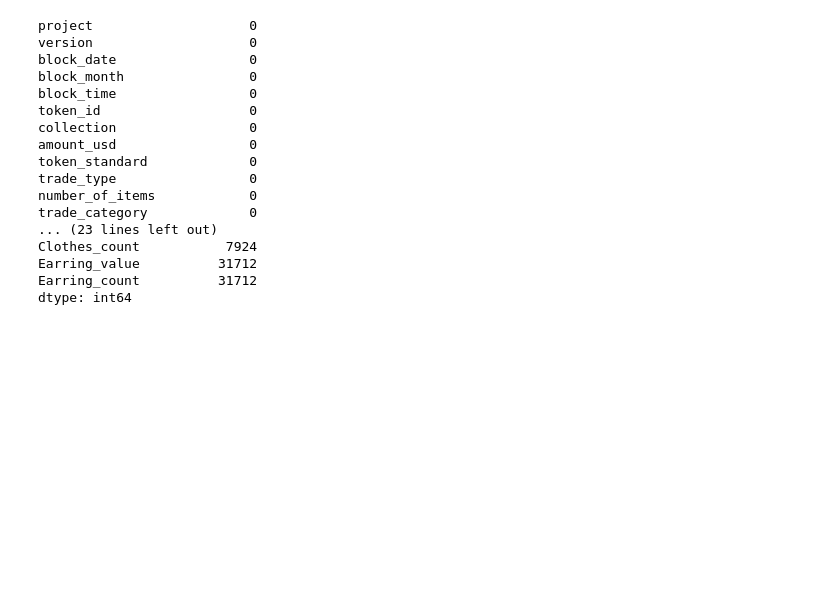
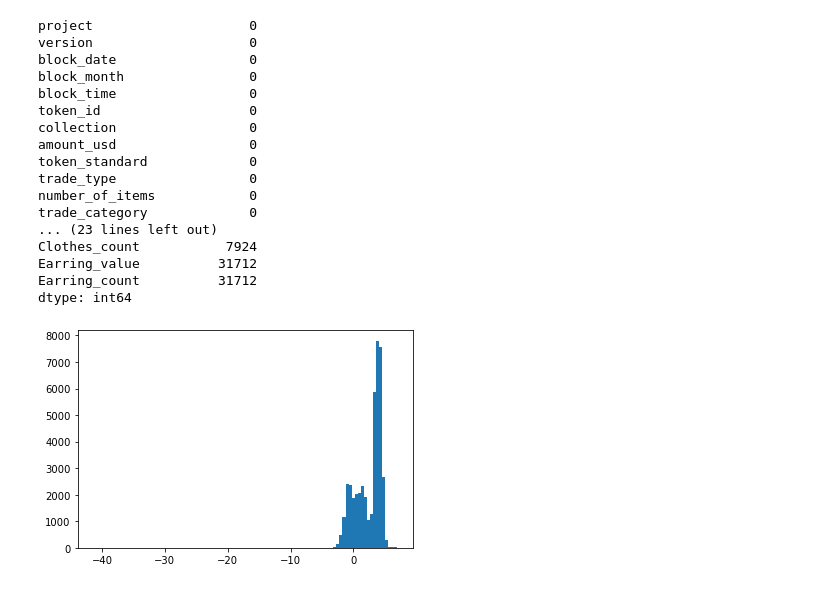
Before and after one commit to mingxuan-he/NFT-pred, a Jupyter notebook: model.ipynb, the cells around one changed output. Drawn from its saved outputs; the diff is of its cells as text; code cells hidden in the pictures; blank space fills up the shorter version.

```diff
--- a/model.ipynb
+++ b/model.ipynb
@@ -100,0 +136,5 @@ y_col_1 = "trade_price"
+# %%
+plt.hist(np.log(df['trade_price']),bins=100)
+plt.show()
+# %% [output]
+[figure, added]
```
Also changed, not shown: parts of 10 cells of this notebook.
